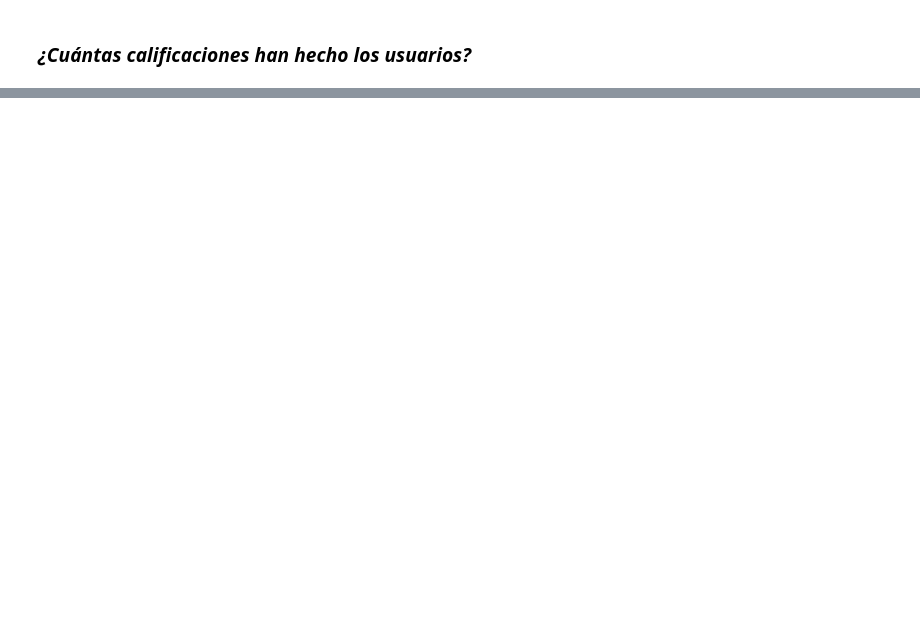
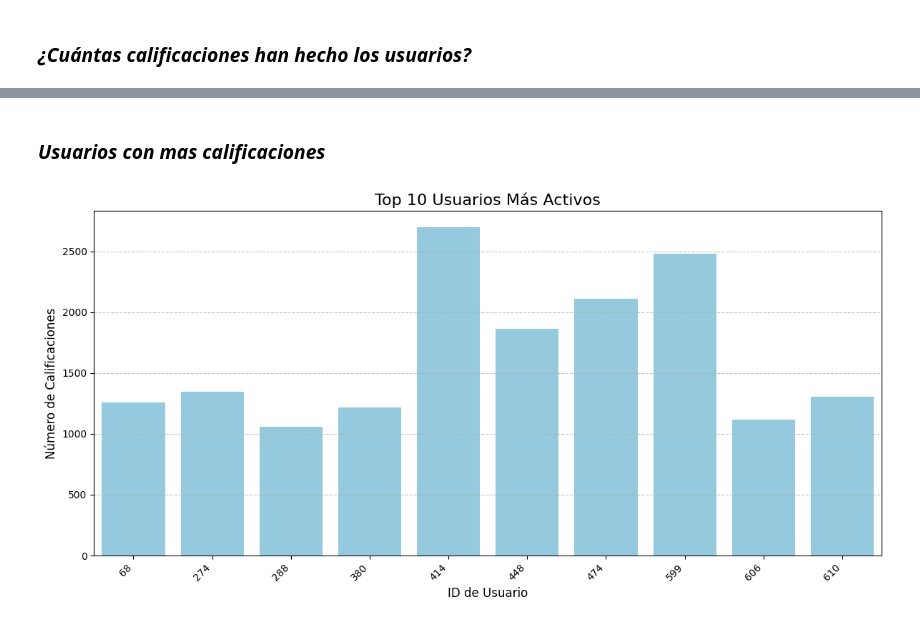
Before and after one commit to yackelineql/MarketingprojectG8, a Jupyter notebook: b_exploracion_limpieza.ipynb, the cells around one changed output, grey strips where cells are left out. Drawn from its saved outputs; the diff is of its cells as text; code cells hidden in the pictures; blank space fills up the shorter version.

```diff
--- a/b_exploracion_limpieza.ipynb
+++ b/b_exploracion_limpieza.ipynb
@@ -261,0 +319,29 @@ plt.show()
+# %% [markdown]
+### *Usuarios con mas calificaciones*
+# %%
+#Esto te permitirá ver qué usuarios han dado más calificaciones.
+usuarios_mas_activos = pd.read_sql("""
+SELECT
+    userId,
+    COUNT(*) AS num_ratings
+FROM
+    ratings
+GROUP BY
+    userId
+ORDER BY
+    num_ratings DESC
+LIMIT 10;  -- Limitar a los 10 usuarios más activos
+""", con)
+
+# Crear el gráfico de barras
+plt.figure(figsize=(12, 6))  # Ajustar el tamaño de la figura
+sns.barplot(x='userId', y='num_ratings', data=usuarios_mas_activos, color='skyblue')
+plt.title('Top 10 Usuarios Más Activos', fontsize=16)
+plt.xlabel('ID de Usuario', fontsize=12)
+plt.ylabel('Número de Calificaciones', fontsize=12)
+plt.xticks(rotation=45, ha='right', fontsize=10)  # Rotar etiquetas del eje x
+plt.grid(axis='y', linestyle='--', alpha=0.7)
+plt.tight_layout()  # Ajustar el diseño para evitar superposiciones
+plt.show()
+# %% [output]
+[figure, added]
```
Also changed, not shown: parts of 12 cells of this notebook, 1 other file.
